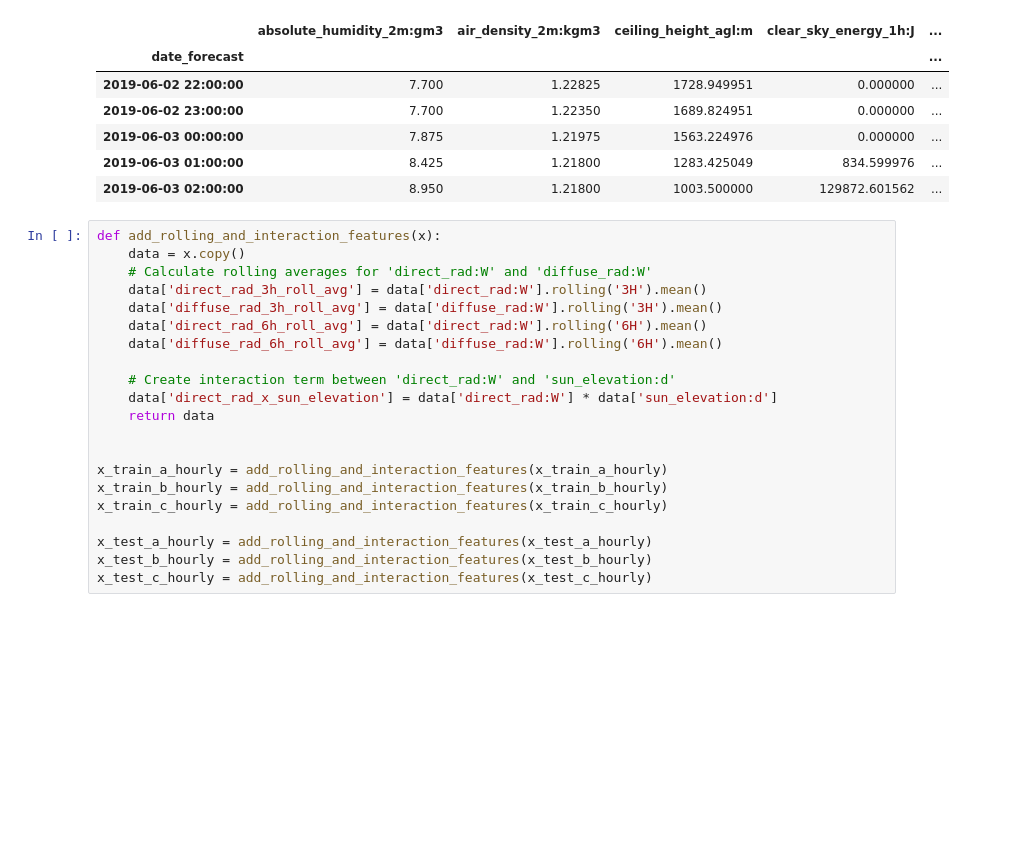
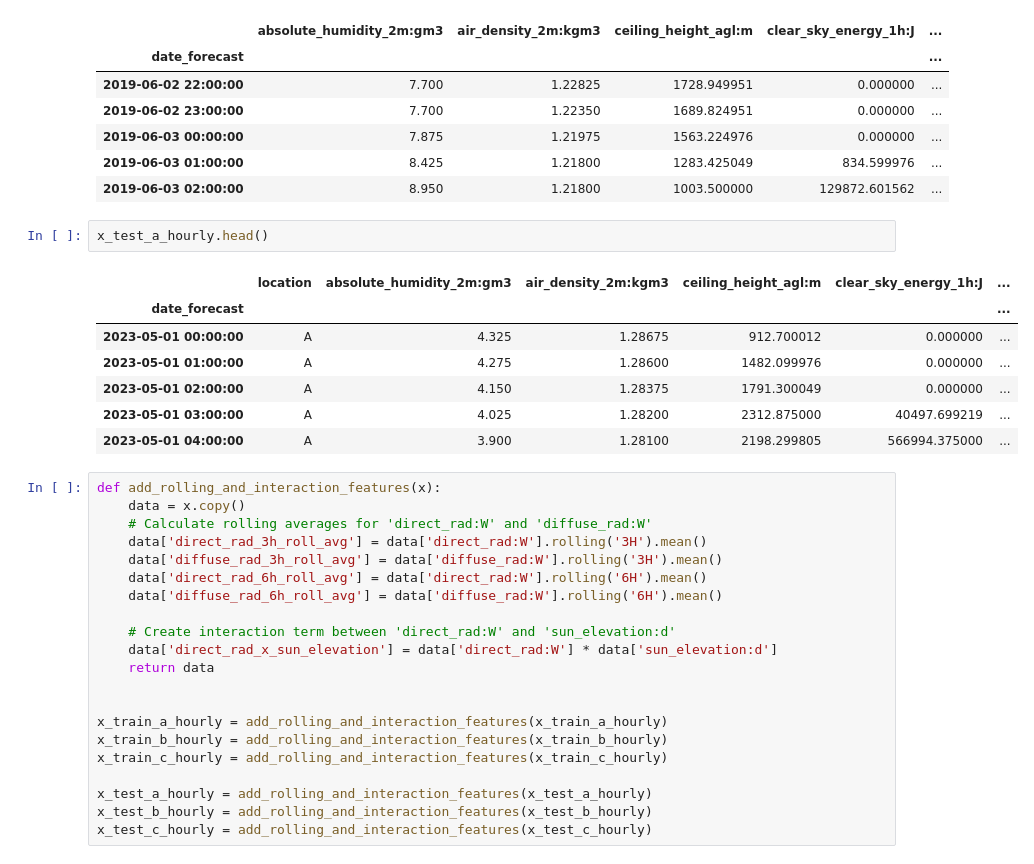
Before and after one commit to henningolweus/MLprosjekt, a Jupyter notebook: data/preprocessing.ipynb, the cells around one changed output. Saved outputs shown, nothing was run; the diff lists cells and outputs as text; blank space fills up the shorter version.

```diff
--- a/data/preprocessing.ipynb
+++ b/data/preprocessing.ipynb
@@ -369,6 +369,16 @@ x_train_a_hourly.head()
 | 2019-06-03 00:00:00 | 7.875 | 1.21975 | 1563.224976 | 0.000000 | ... |
 | 2019-06-03 01:00:00 | 8.425 | 1.21800 | 1283.425049 | 834.599976 | ... |
 | 2019-06-03 02:00:00 | 8.950 | 1.21800 | 1003.500000 | 129872.601562 | ... |
+# %%
+x_test_a_hourly.head()
+# %% [output]
+|  | location | absolute_humidity_2m:gm3 | air_density_2m:kgm3 | ceiling_height_agl:m | clear_sky_energy_1h:J | ... |
+| date_forecast |  |  |  |  |  | ... |
+| 2023-05-01 00:00:00 | A | 4.325 | 1.28675 | 912.700012 | 0.000000 | ... |
+| 2023-05-01 01:00:00 | A | 4.275 | 1.28600 | 1482.099976 | 0.000000 | ... |
+| 2023-05-01 02:00:00 | A | 4.150 | 1.28375 | 1791.300049 | 0.000000 | ... |
+| 2023-05-01 03:00:00 | A | 4.025 | 1.28200 | 2312.875000 | 40497.699219 | ... |
+| 2023-05-01 04:00:00 | A | 3.900 | 1.28100 | 2198.299805 | 566994.375000 | ... |
 # %%
 def add_rolling_and_interaction_features(x):
     data = x.copy()
```
Also changed, not shown: parts of 2 cells of this notebook, 2 other files.
